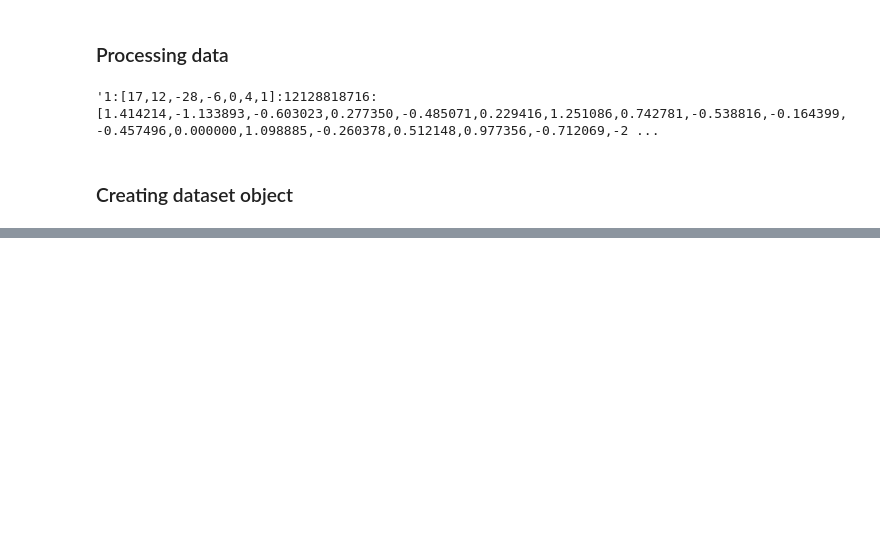
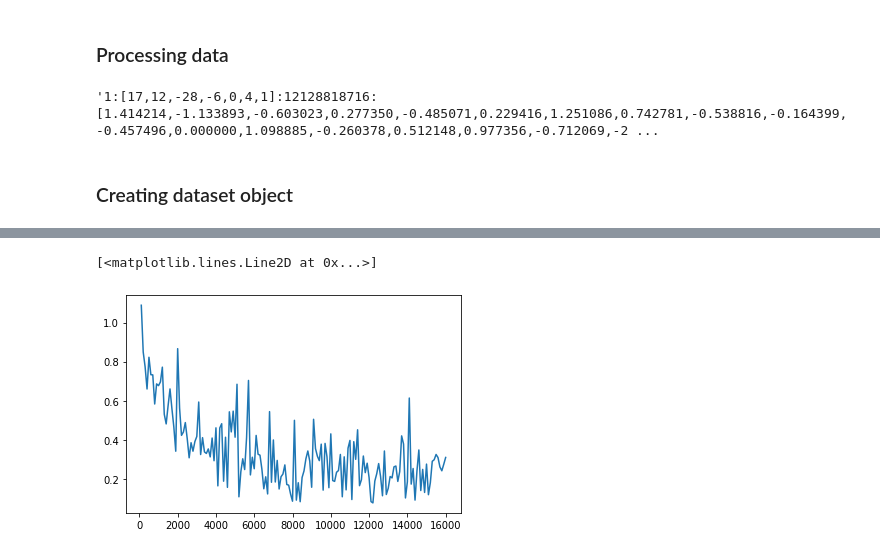
Before and after one commit to khieu/workshop2022, a Jupyter notebook: g2st_experiment_deep_learning.ipynb, the cells around one changed output, grey strips where cells are left out. Cells and saved outputs as stored; diff of their text form; code cells hidden in the pictures; blank space fills up the shorter version.

```diff
--- a/g2st_experiment_deep_learning.ipynb
+++ b/g2st_experiment_deep_learning.ipynb
@@ -65,4 +88,4 @@ class PolynomialDataset(Dataset):
 # %% [markdown]
 ### Creating dataset object
 # %%
-X_train, X_test, y_train, y_test = split_data_train_test(data, normalized_data=False)
+X_train, X_test, y_train, y_test = split_data_train_test_mult_class(data,normalized_data=False)#split_data_train_test(data, normalized_data=False)
@@ -113,25 +132,28 @@ class FeedforwardNeuralNetModel(nn.Module):
 
 
         # Define batch norm
-        #self.batch_norm = nn.BatchNorm1d(hidden_dim)
+        self.batch_norm = nn.BatchNorm1d(hidden_dim)
 
         # Define proportion or neurons to dropout
-        #self.dropout = nn.Dropout(0.2)
+        self.dropout = nn.Dropout(0.2)
 
 
     def forward(self, x):
         out = self.fc1(x)
+        out = self.dropout(out)
         out = self.relu1(out)
         out = self.fc2(out)
+        out = self.dropout(out)
         out = self.relu2(out)
         out = self.fc3(out)
+        out = self.dropout(out)
         out = self.relu3(out)
         out = self.fc4(out)
         return out
 # %%
 input_dim = 100
 hidden_dim = 200
-output_dim = 2
+output_dim = 6
 
 model = FeedforwardNeuralNetModel(input_dim, hidden_dim, output_dim)
 learning_rate = 0.01
@@ -143,13 +165,13 @@ device = torch.device("cpu")#("cuda:0" if torch.cuda.is_available() else "cpu")
 model = model.to(device)
 # %%
 iter = 0
-
+loss_vals = []
+iters = []
 for epoch in range(num_epochs):
     for i, (inputs, labels) in enumerate(train_loader):
         inputs = torch.tensor(inputs).requires_grad_()
         inputs = inputs.to(device)
         # Load images with gradient accumulation capabilities
-        #images = images.view(-1, 28*28).requires_grad_()
         labels = labels.to(device)
         # Clear gradients w.r.t. parameters
         optimizer.zero_grad()
@@ -167,7 +189,9 @@ for epoch in range(num_epochs):
         optimizer.step()
 
         iter += 1
-
+        if iter % 100 == 0:
+            loss_vals.append(loss.item())
+            iters.append(iter)
         if iter % 500 == 0:
             # Calculate Accuracy
             correct = 0
@@ -177,7 +201,6 @@ for epoch in range(num_epochs):
                 inputs = torch.tensor(inputs).requires_grad_()
                 inputs = inputs.to(device)
                 # Load images with gradient accumulation capabilities
-                #images = images.view(-1, 28*28).requires_grad_()
                 labels = labels.to(device)
                 # Forward pass only to get logits/output
                 outputs = model(inputs)
@@ -215,0 +239,7 @@ Iteration: 16000. Loss: 0.03738433122634888. Accuracy: 98.3545
+# %%
+import matplotlib.pyplot as plt
+
+plt.plot(iters, loss_vals)
+# %% [output]
+[<matplotlib.lines.Line2D at 0x...>]
+[figure, added]
```
Also changed, not shown: parts of 3 cells of this notebook.
